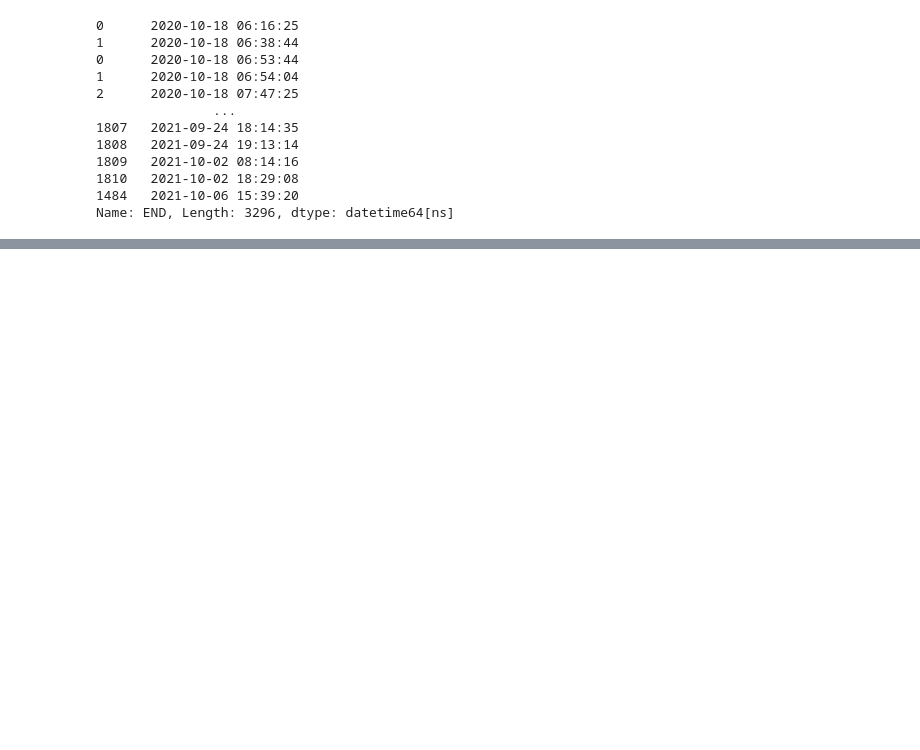
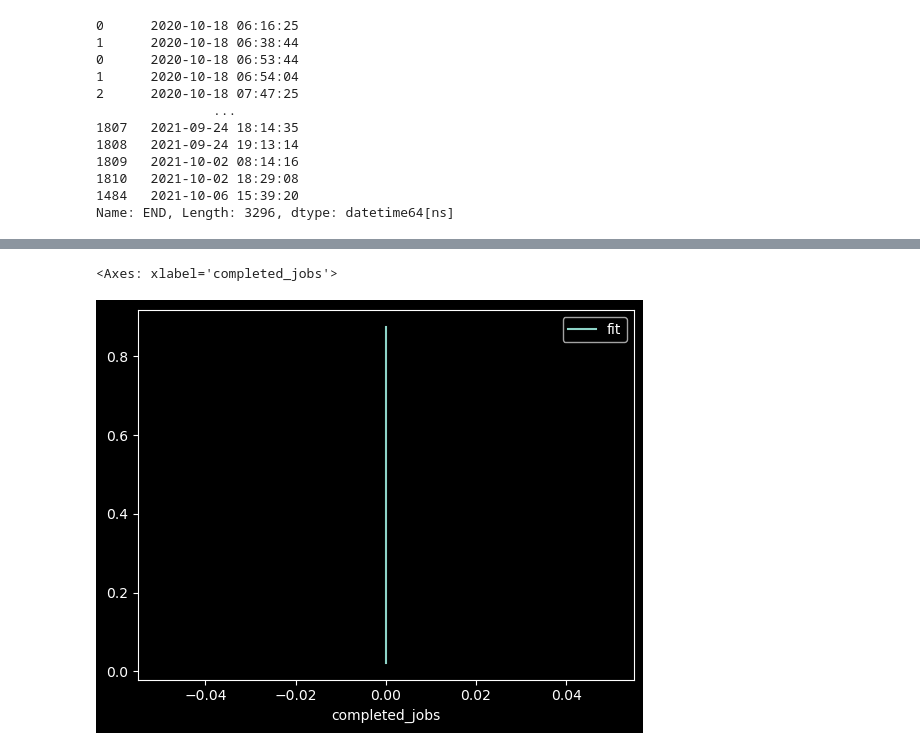
Before and after one commit to nss-data-science-cohort-8/nss-data-science-cohort-8-classroom-accre-accre, a Jupyter notebook: notebooks/andrew_branch_head.ipynb, the cells around one changed output, grey strips where cells are left out. Drawn from its saved outputs; the diff is of its cells as text; code cells hidden in the pictures; blank space fills up the shorter version.

```diff
--- a/notebooks/andrew_branch_head.ipynb
+++ b/notebooks/andrew_branch_head.ipynb
@@ -481,0 +614,6 @@ ValueError: Length mismatch: Expected 3297 rows, received array of length 3296
+# %%
+fit_df.plot(x='completed_jobs',
+            y='fit')
+# %% [output]
+<Axes: xlabel='completed_jobs'>
+[figure, added]
```
Also changed, not shown: parts of 16 cells of this notebook.
